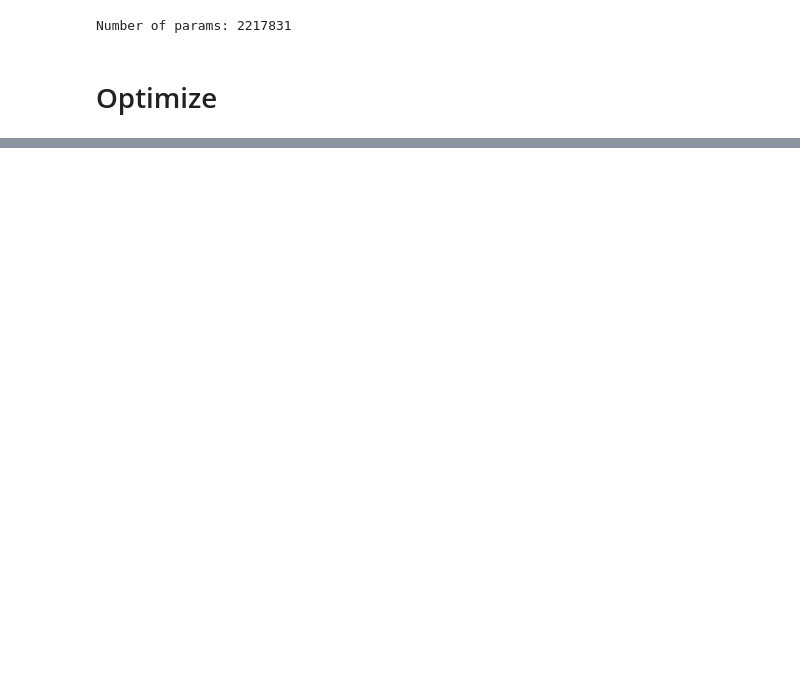
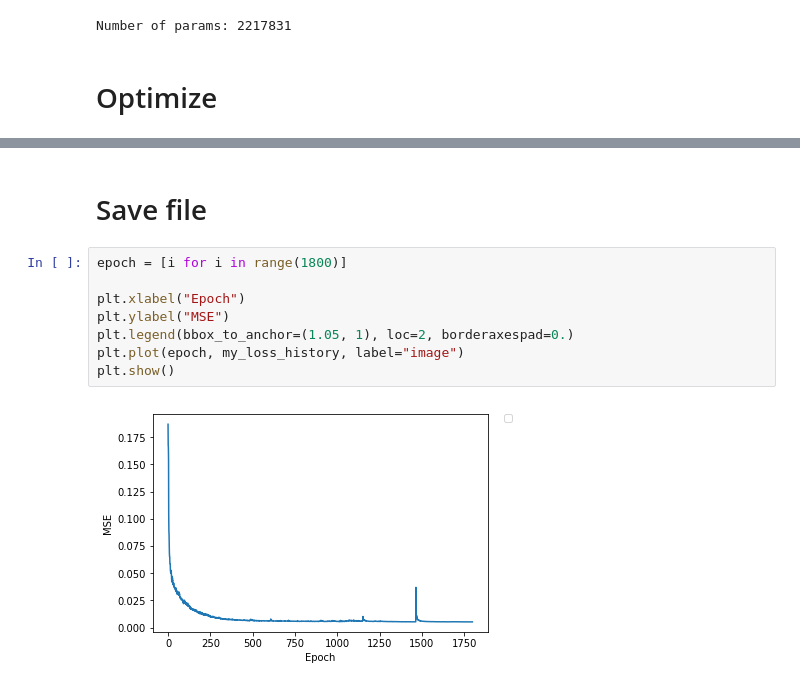
Before and after one commit to thumbe12856/deep-learning, a Jupyter notebook: Lab2/deep-image-prior/denoising.ipynb, the cells around one changed output, grey strips where cells are left out. Cells and saved outputs as stored; diff of their text form; blank space fills up the shorter version.

```diff
--- a/Lab2/deep-image-prior/denoising.ipynb
+++ b/Lab2/deep-image-prior/denoising.ipynb
@@ -182,0 +210,12 @@ print(psnr)
+# %% [markdown]
+# Save file
+# %%
+epoch = [i for i in range(1800)]
+
+plt.xlabel("Epoch")
+plt.ylabel("MSE")
+plt.legend(bbox_to_anchor=(1.05, 1), loc=2, borderaxespad=0.)
+plt.plot(epoch, my_loss_history, label="image")
+plt.show()
+# %% [output]
+[figure, added]
```
Also changed, not shown: parts of 10 cells of this notebook, 5 other files.
